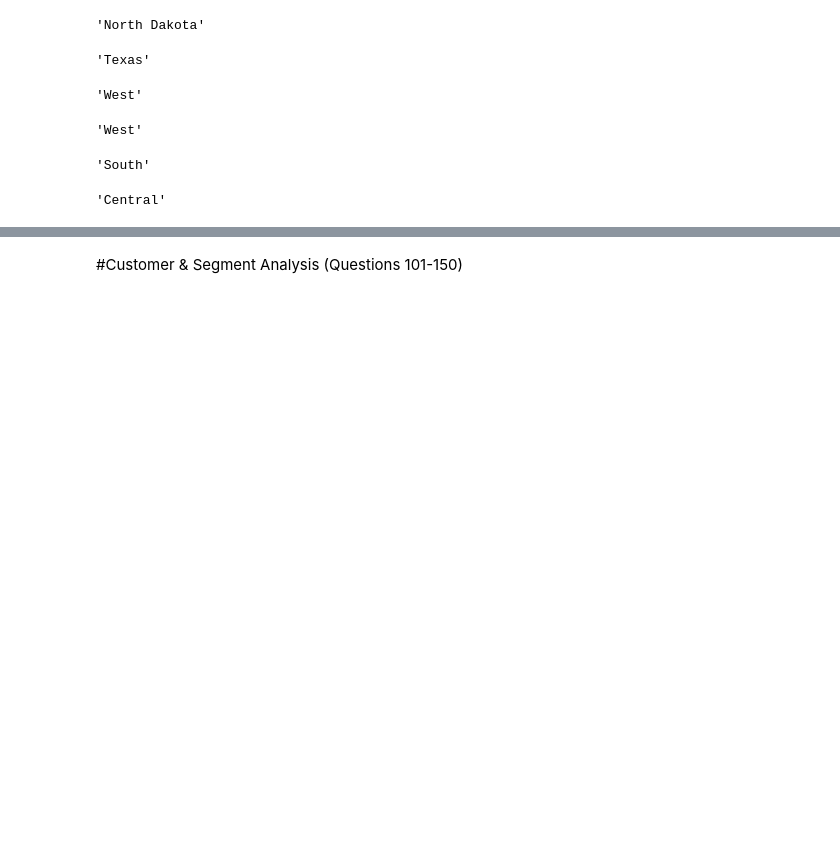
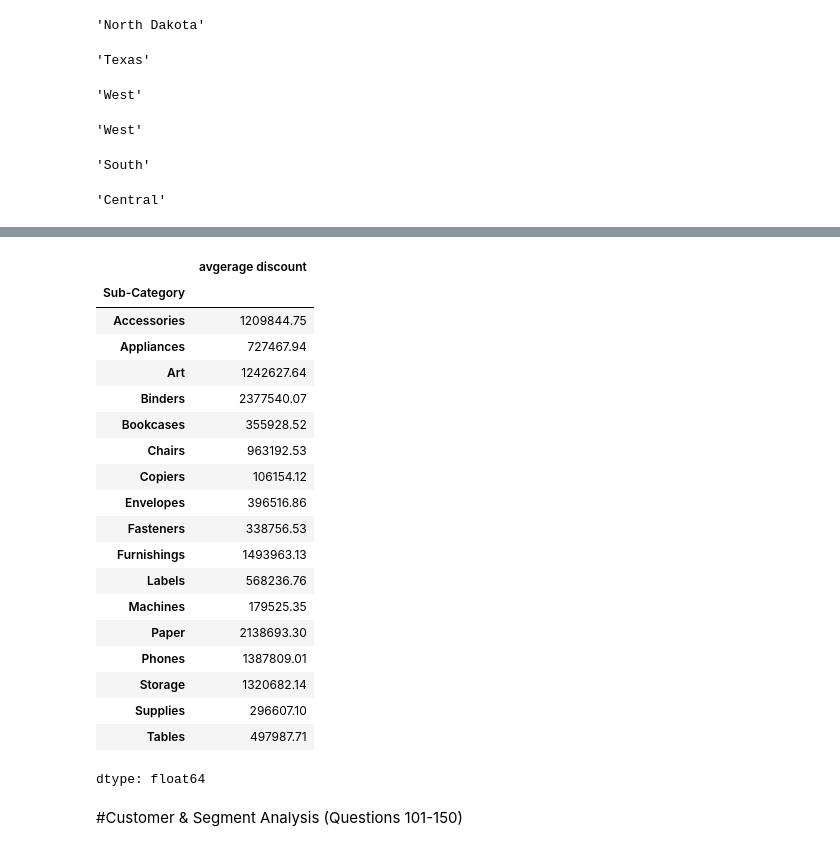
Before and after one commit to havigowda9625/AIML-DS-, a Jupyter notebook: Pandas_Assignment.ipynb, the cells around one changed output, grey strips where cells are left out. Drawn from its saved outputs; the diff is of its cells as text; code cells hidden in the pictures; blank space fills up the shorter version.

```diff
--- a/Pandas_Assignment.ipynb
+++ b/Pandas_Assignment.ipynb
@@ -1046,3 +1046,5 @@ pds.groupby('Region')['Profit'].sum().idxmin()
 'Central'
 # %%
 # Question 97: Find average discount overall.
+pds['avgerage discount']=pds['Discount'].sum().mean()
+pds['avgerage discount']
@@ -1051,5 +1077,28 @@ pds.groupby('Region')['Profit'].sum().idxmin()
 # %%
 # Question 99: Find average discount in each sub-category.
+avd=pds.groupby('Sub-Category')['avgerage discount'].sum()
+avd
+# %% [output]
+|  | avgerage discount |
+| Sub-Category |  |
+| Accessories | 1209844.75 |
+| Appliances | 727467.94 |
+| Art | 1242627.64 |
+| Binders | 2377540.07 |
+| Bookcases | 355928.52 |
+| Chairs | 963192.53 |
+| Copiers | 106154.12 |
+| Envelopes | 396516.86 |
+| Fasteners | 338756.53 |
+| Furnishings | 1493963.13 |
+| Labels | 568236.76 |
+| Machines | 179525.35 |
+| Paper | 2138693.30 |
+| Phones | 1387809.01 |
+| Storage | 1320682.14 |
+| Supplies | 296607.10 |
+| Tables | 497987.71 |
+dtype: float64
 # %%
 # Question 100: Compare total sales vs profit across regions.
 # %% [markdown]
```
Also changed, not shown: parts of 53 cells of this notebook.
